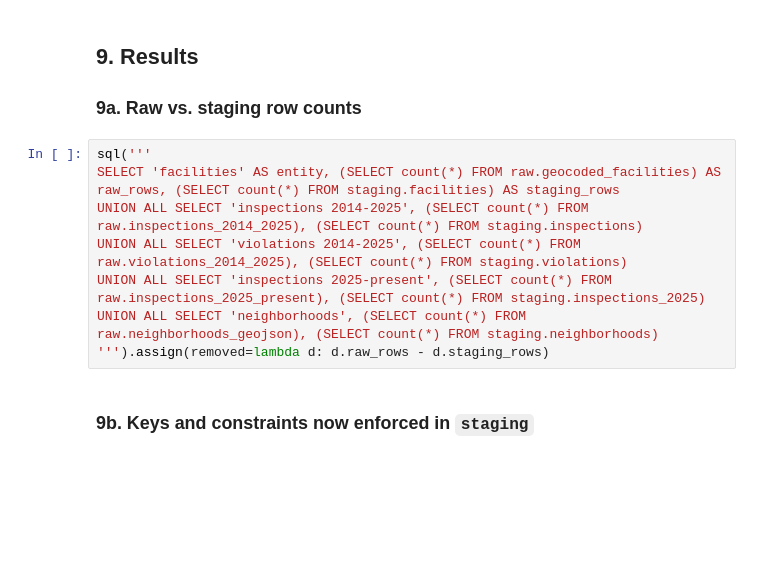
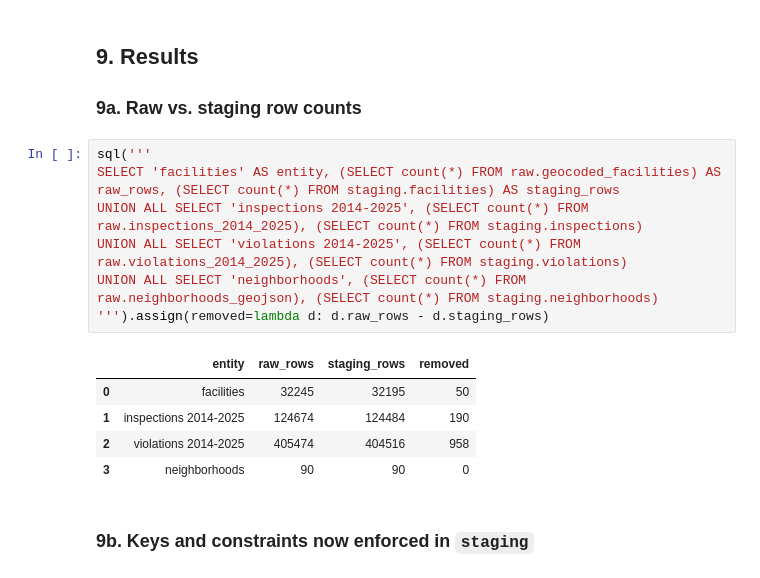
Before and after one commit to tanishakhabe/pittsburgh-food-safety, a Jupyter notebook: food_safety_pipeline.ipynb, the cells around one changed output. Saved outputs shown, nothing was run; the diff lists cells and outputs as text; blank space fills up the shorter version.

```diff
--- a/food_safety_pipeline.ipynb
+++ b/food_safety_pipeline.ipynb
@@ -594,11 +679,16 @@ sql("SELECT * FROM staging.inspections_2025 LIMIT 5")
 # %%
 sql('''
 SELECT 'facilities' AS entity, (SELECT count(*) FROM raw.geocoded_facilities) AS raw_rows, (SELECT count(*) FROM staging.facilities) AS staging_rows
 UNION ALL SELECT 'inspections 2014-2025', (SELECT count(*) FROM raw.inspections_2014_2025), (SELECT count(*) FROM staging.inspections)
 UNION ALL SELECT 'violations 2014-2025', (SELECT count(*) FROM raw.violations_2014_2025), (SELECT count(*) FROM staging.violations)
-UNION ALL SELECT 'inspections 2025-present', (SELECT count(*) FROM raw.inspections_2025_present), (SELECT count(*) FROM staging.inspections_2025)
 UNION ALL SELECT 'neighborhoods', (SELECT count(*) FROM raw.neighborhoods_geojson), (SELECT count(*) FROM staging.neighborhoods)
 ''').assign(removed=lambda d: d.raw_rows - d.staging_rows)
+# %% [output]
+|  | entity | raw_rows | staging_rows | removed |
+| 0 | facilities | 32245 | 32195 | 50 |
+| 1 | inspections 2014-2025 | 124674 | 124484 | 190 |
+| 2 | violations 2014-2025 | 405474 | 404516 | 958 |
+| 3 | neighborhoods | 90 | 90 | 0 |
 # %% [markdown]
 ### 9b. Keys and constraints now enforced in `staging`
 # %%
```
Also changed, not shown: parts of 27 cells of this notebook, 1 other file.
